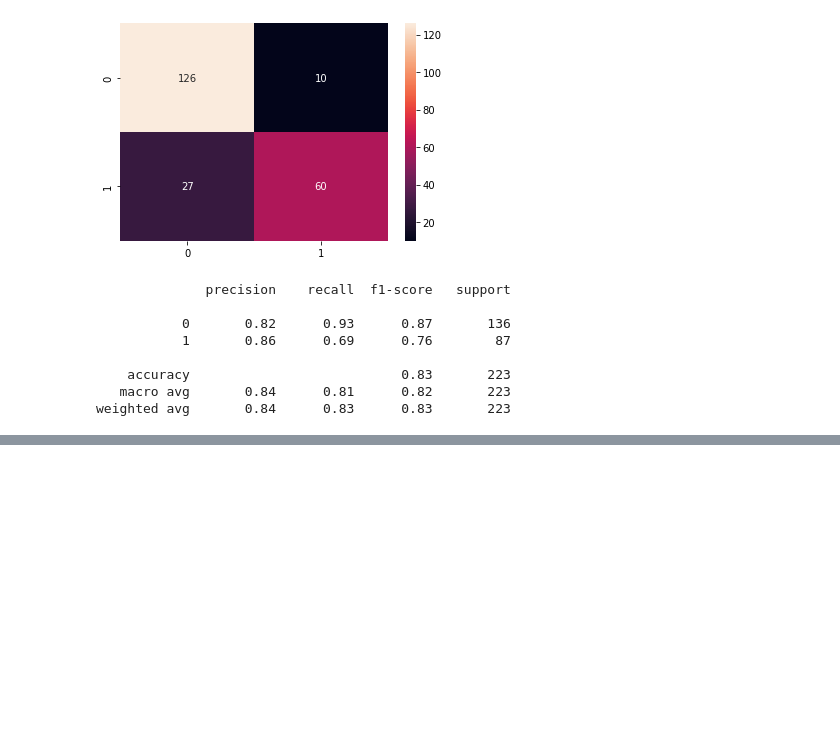
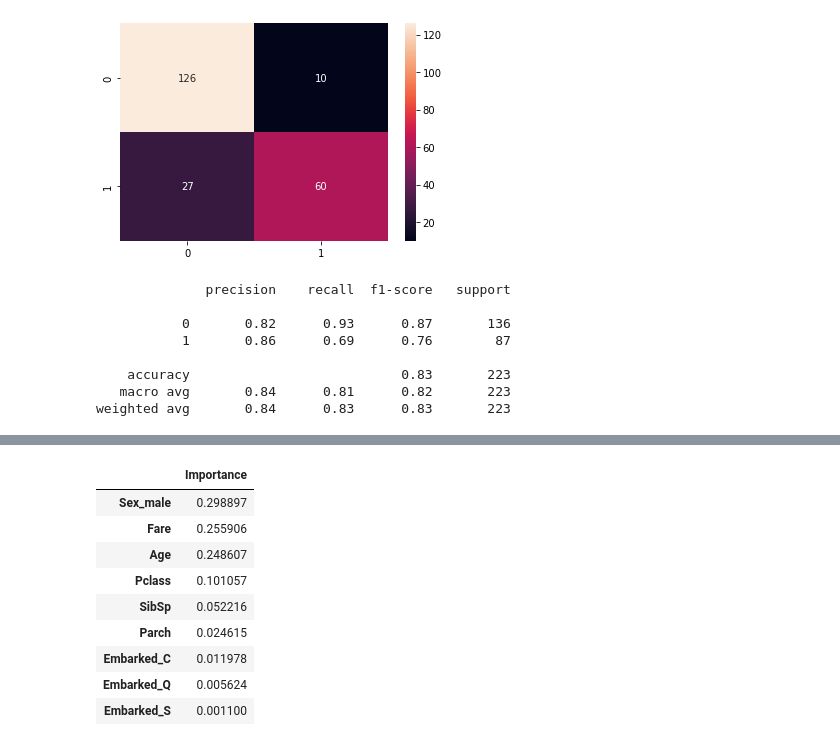
Before and after one commit to YagyeshJindal/jecrc_cs_sep22, a Jupyter notebook: day12/day22_logistic_reg.ipynb, the cells around one changed output, grey strips where cells are left out. Cells and saved outputs as stored; diff of their text form; code cells hidden in the pictures; blank space fills up the shorter version.

```diff
--- a/day12/day22_logistic_reg.ipynb
+++ b/day12/day22_logistic_reg.ipynb
@@ -423,0 +442,10 @@ weighted avg       0.84      0.83      0.83       223
+# %%
+# Putting Class Weights
+model1 = LogisticRegression(class_weight={0 : 0.9, 1 : 1.0}, random_state=101)
+model1.fit(xtrain, ytrain)
+
+
+print(classification_report(ytest, model1.predict(xtest)))
+
+
+# this method didnt work
@@ -423,0 +461,9 @@ weighted avg       0.84      0.83      0.83       223
+# %%
+# Hyperparameter
+for algo in ['newton-cg', 'lbfgs', 'liblinear', 'sag', 'saga']:
+    print(algo)
+    model1 = LogisticRegression(random_state=101, solver=algo , tol =1 , C=0.0001)
+    model1.fit(xtrain, ytrain)
+
+
+    print(classification_report(ytest, model1.predict(xtest)))
@@ -423,0 +492,5 @@ weighted avg       0.84      0.83      0.83       223
+# %%
+from sklearn.tree import DecisionTreeClassifier
+
+model_dt = DecisionTreeClassifier().fit(xtrain, ytrain)
+print(classification_report(ytest,model_dt.predict(xtest)))
@@ -423,0 +506,13 @@ weighted avg       0.84      0.83      0.83       223
+# %%
+pd.DataFrame(model_dt.feature_importances_, index = xtrain.columns, columns=['Importance']).sort_values(by= 'Importance', ascending=False)
+# %% [output]
+|  | Importance |
+| Sex_male | 0.298897 |
+| Fare | 0.255906 |
+| Age | 0.248607 |
+| Pclass | 0.101057 |
+| SibSp | 0.052216 |
+| Parch | 0.024615 |
+| Embarked_C | 0.011978 |
+| Embarked_Q | 0.005624 |
+| Embarked_S | 0.001100 |
```
Also changed, not shown: parts of 16 cells of this notebook.
